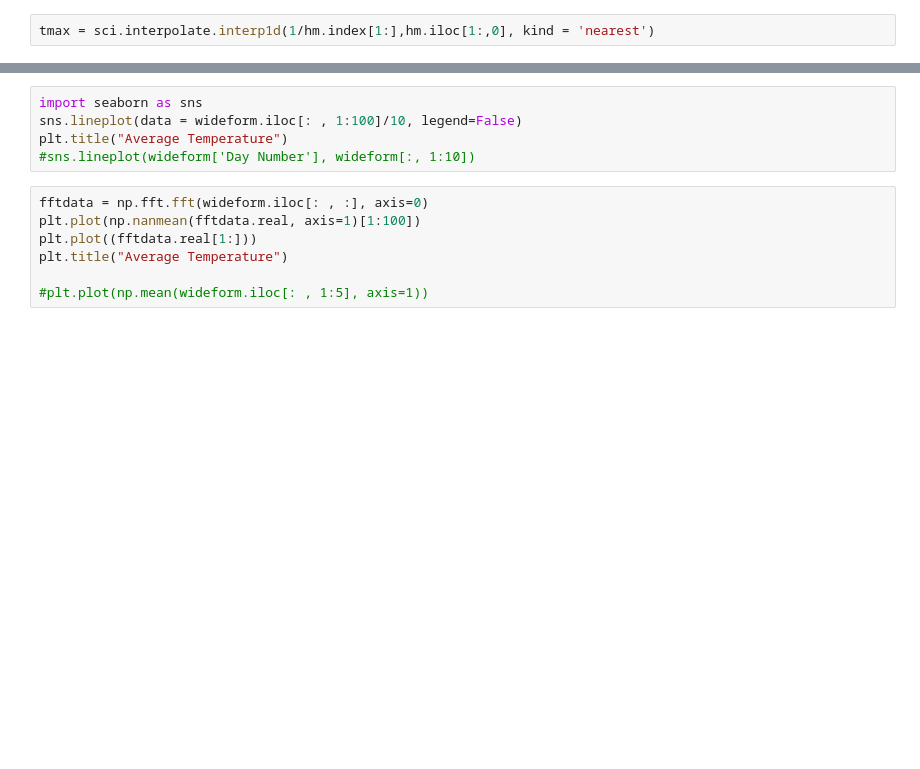
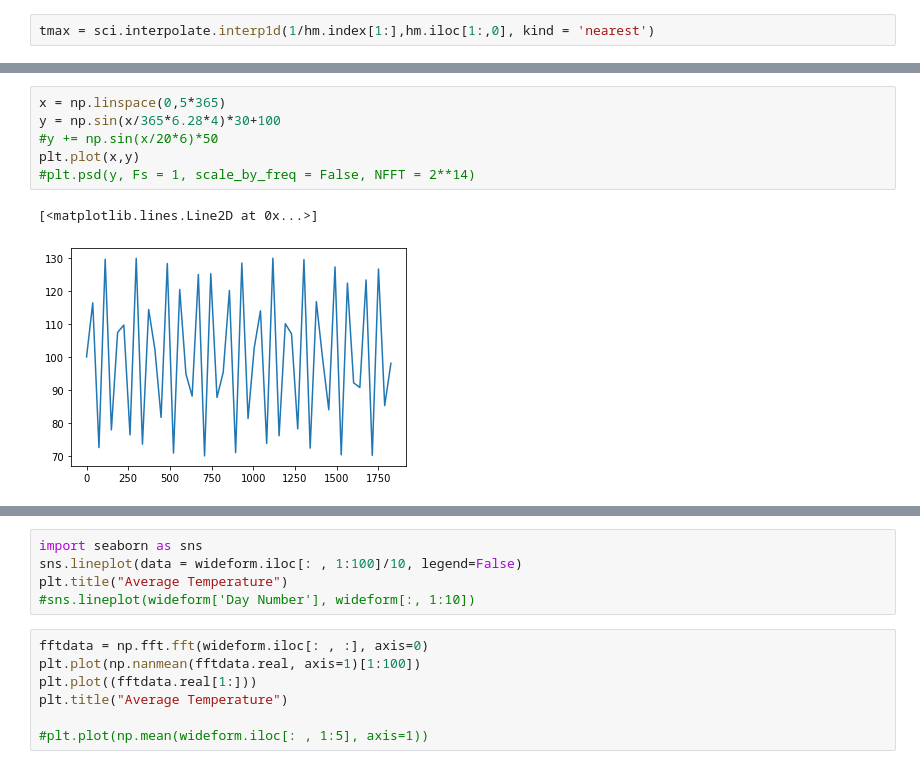
Before and after one commit to athena-ye/Historical-Data, a Jupyter notebook: Historical Data.ipynb, the cells around one changed output, grey strips where cells are left out. Cells and saved outputs as stored; diff of their text form; blank space fills up the shorter version.

```diff
--- a/Historical Data.ipynb
+++ b/Historical Data.ipynb
@@ -457,0 +395,9 @@ sns.heatmap(np.log(interpolated.T))
+# %%
+x = np.linspace(0,5*365)
+y = np.sin(x/365*6.28*4)*30+100
+#y += np.sin(x/20*6)*50
+plt.plot(x,y)
+#plt.psd(y, Fs = 1, scale_by_freq = False, NFFT = 2**14)
+# %% [output]
+[<matplotlib.lines.Line2D at 0x...>]
+[figure, added]
```
Also changed, not shown: parts of 36 cells of this notebook, 1 other file.
